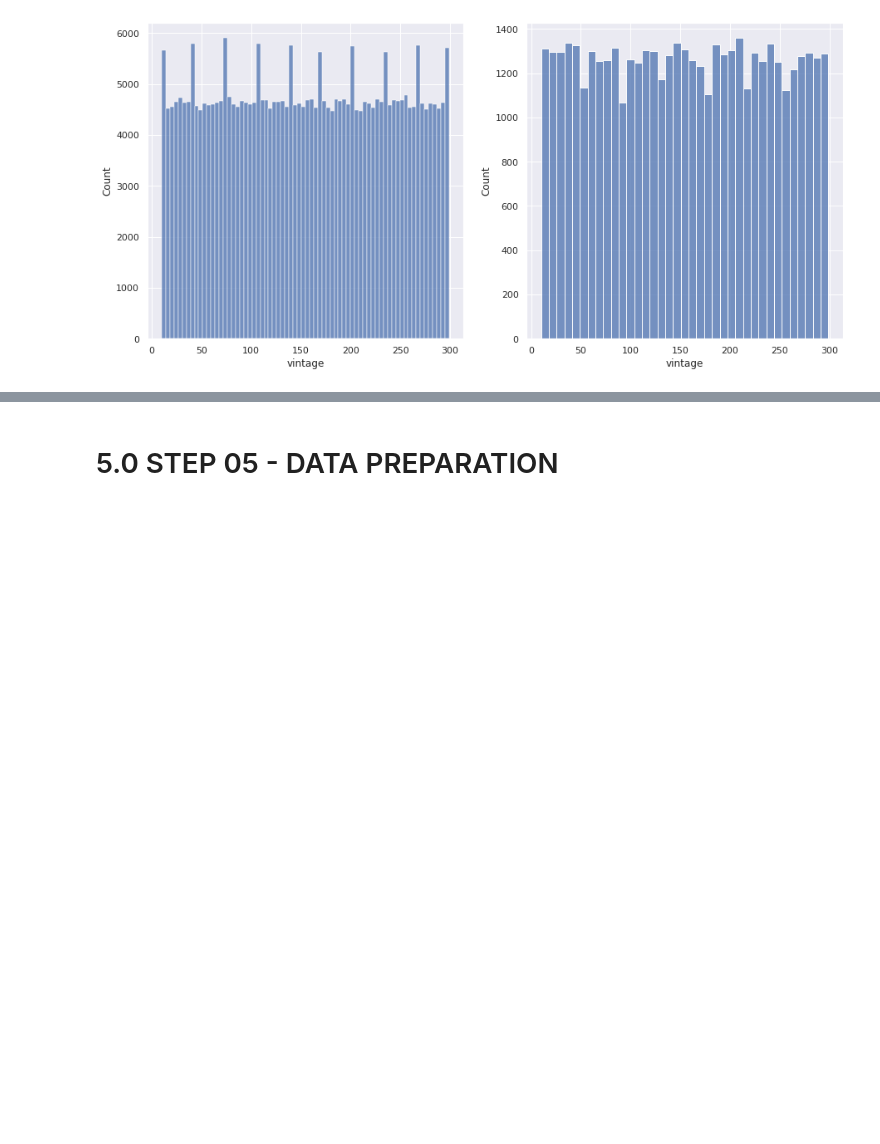
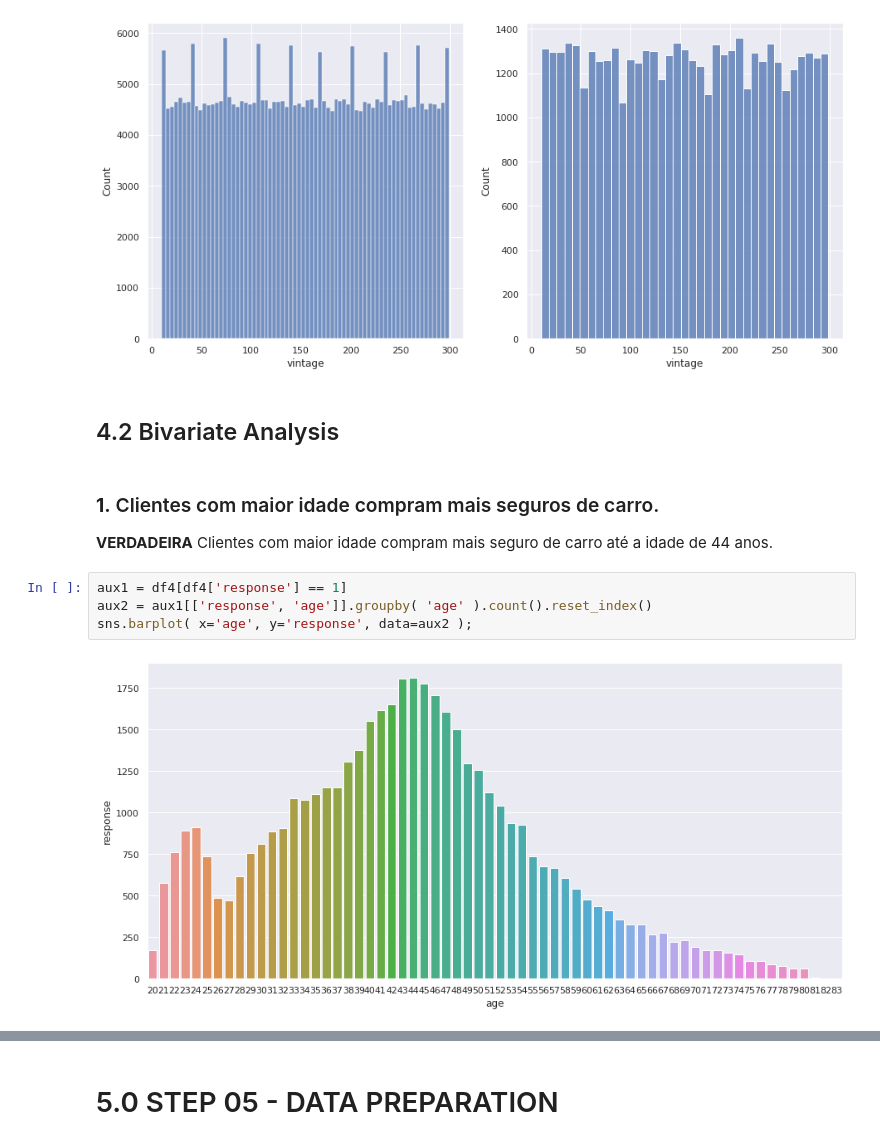
Before and after one commit to JeffersonMedines/health_insurance_cross_sell, a Jupyter notebook: notebooks/m01_v01_health_insurance_cross_sell.ipynb, the cells around one changed output, grey strips where cells are left out. Saved outputs shown, nothing was run; the diff lists cells and outputs as text; blank space fills up the shorter version.

Commit message:
exploratory data analysis initiated

```diff
--- a/notebooks/m01_v01_health_insurance_cross_sell.ipynb
+++ b/notebooks/m01_v01_health_insurance_cross_sell.ipynb
@@ -481,3 +488,15 @@ aux2 = df4.loc[df4['response'] == 1, 'vintage']
 sns.histplot( aux2 );
 # %% [output]
 [figure]
+# %% [markdown]
+## 4.2 Bivariate Analysis
+# %% [markdown]
+### **1.** Clientes com maior idade compram mais seguros de carro.
+
+**VERDADEIRA** Clientes com maior idade compram mais seguro de carro até a idade de 44 anos.
+# %%
+aux1 = df4[df4['response'] == 1]
+aux2 = aux1[['response', 'age']].groupby( 'age' ).count().reset_index()
+sns.barplot( x='age', y='response', data=aux2 );
+# %% [output]
+[figure, added]
```
Also changed, not shown: parts of 46 cells of this notebook.
